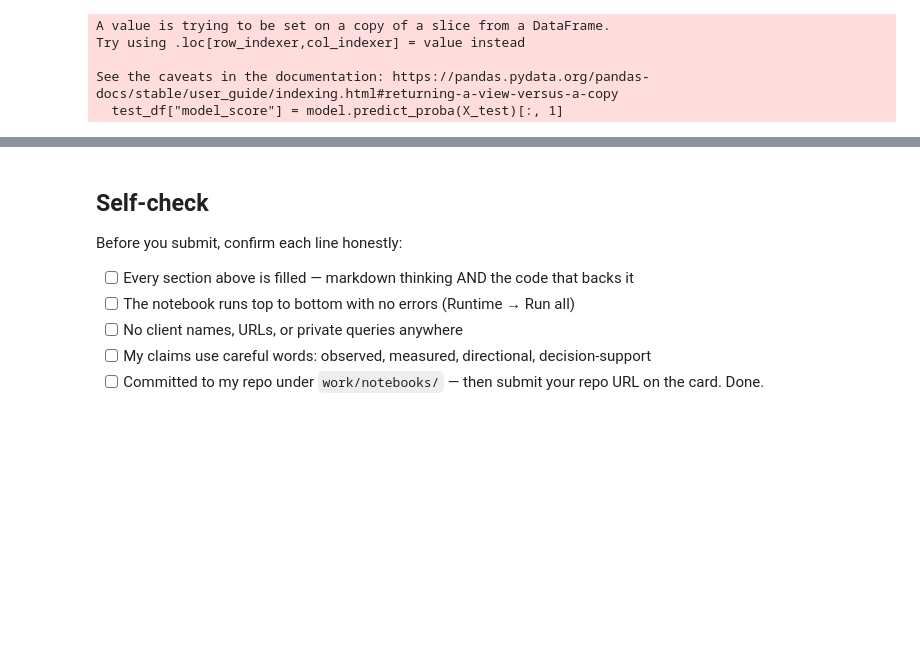
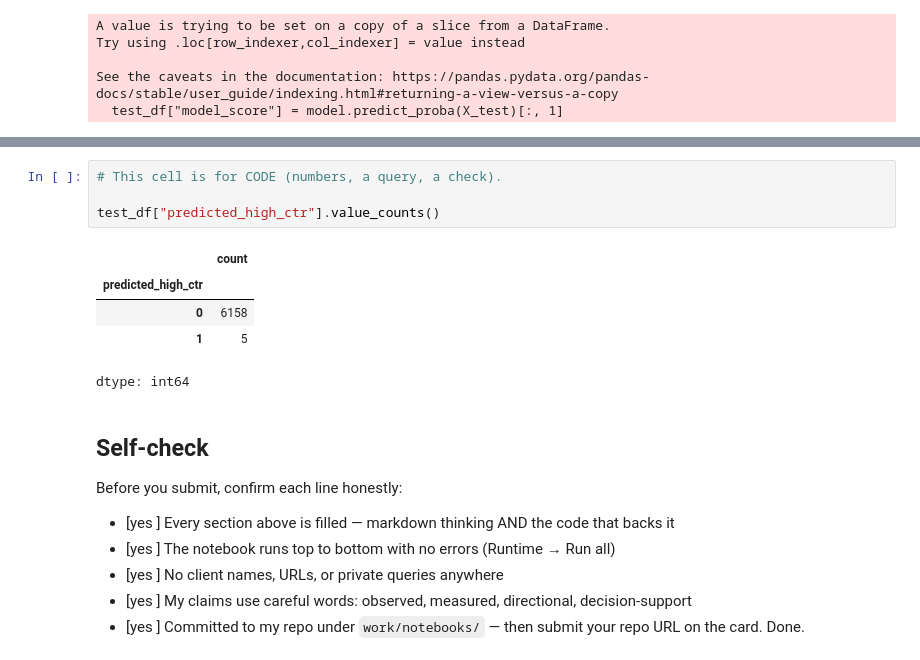
Before and after one commit to peddikotlahimani/Flyrank-internship, a Jupyter notebook: work/notebooks/w05_model.ipynb, the cells around one changed output, grey strips where cells are left out. Drawn from its saved outputs; the diff is of its cells as text; blank space fills up the shorter version.

```diff
--- a/work/notebooks/w05_model.ipynb
+++ b/work/notebooks/w05_model.ipynb
@@ -217,10 +259,20 @@ See the caveats in the documentation: https://pandas.pydata.org/pandas-docs/stab
+# %%
+# This cell is for CODE (numbers, a query, a check).
+
+test_df["predicted_high_ctr"].value_counts()
+# %% [output]
+|  | count |
+| predicted_high_ctr |  |
+| 0 | 6158 |
+| 1 | 5 |
+dtype: int64
 # %% [markdown]
 ## Self-check
 
 Before you submit, confirm each line honestly:
 
-- [ ] Every section above is filled — markdown thinking AND the code that backs it
-- [ ] The notebook runs top to bottom with no errors (Runtime → Run all)
-- [ ] No client names, URLs, or private queries anywhere
-- [ ] My claims use careful words: observed, measured, directional, decision-support
-- [ ] Committed to my repo under `work/notebooks/` — then submit your repo URL on the card. Done.
+- [yes ] Every section above is filled — markdown thinking AND the code that backs it
+- [yes ] The notebook runs top to bottom with no errors (Runtime → Run all)
+- [yes ] No client names, URLs, or private queries anywhere
+- [yes ] My claims use careful words: observed, measured, directional, decision-support
+- [yes ] Committed to my repo under `work/notebooks/` — then submit your repo URL on the card. Done.
```
Also changed, not shown: parts of 3 cells of this notebook.
